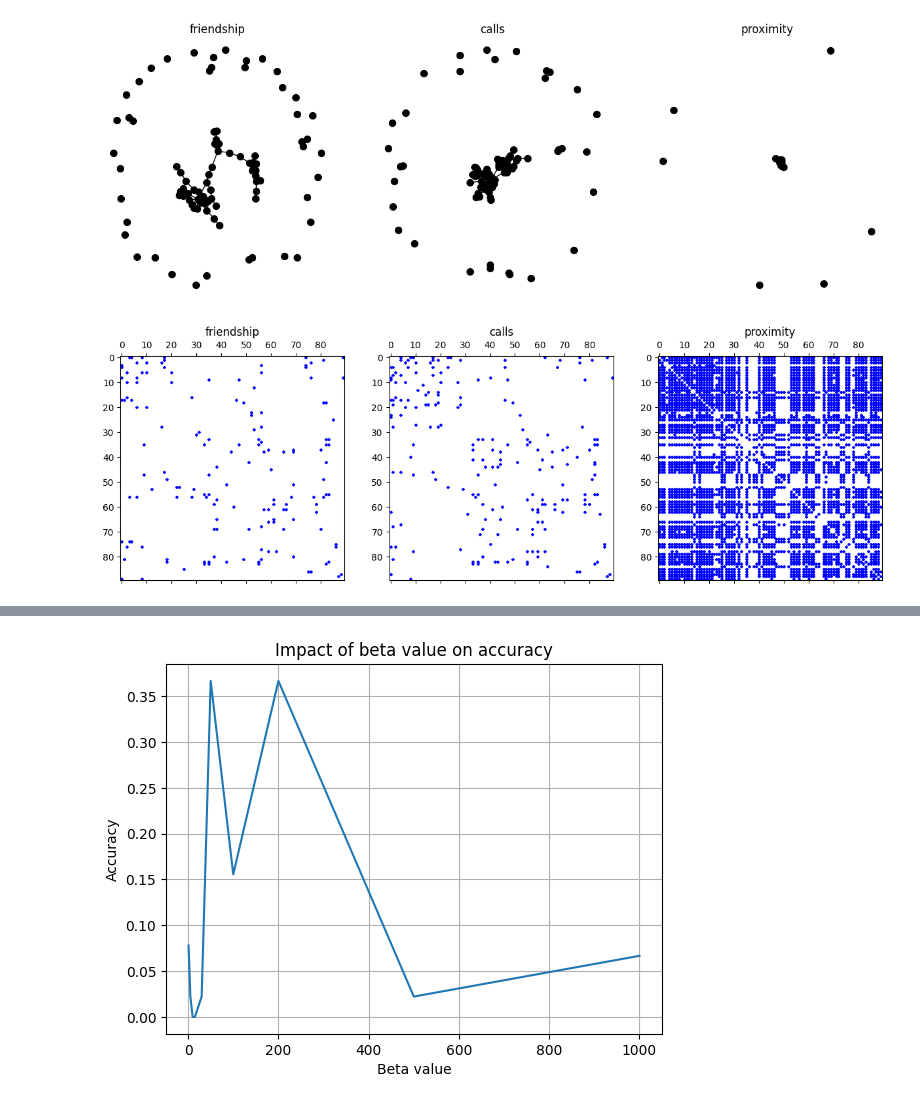
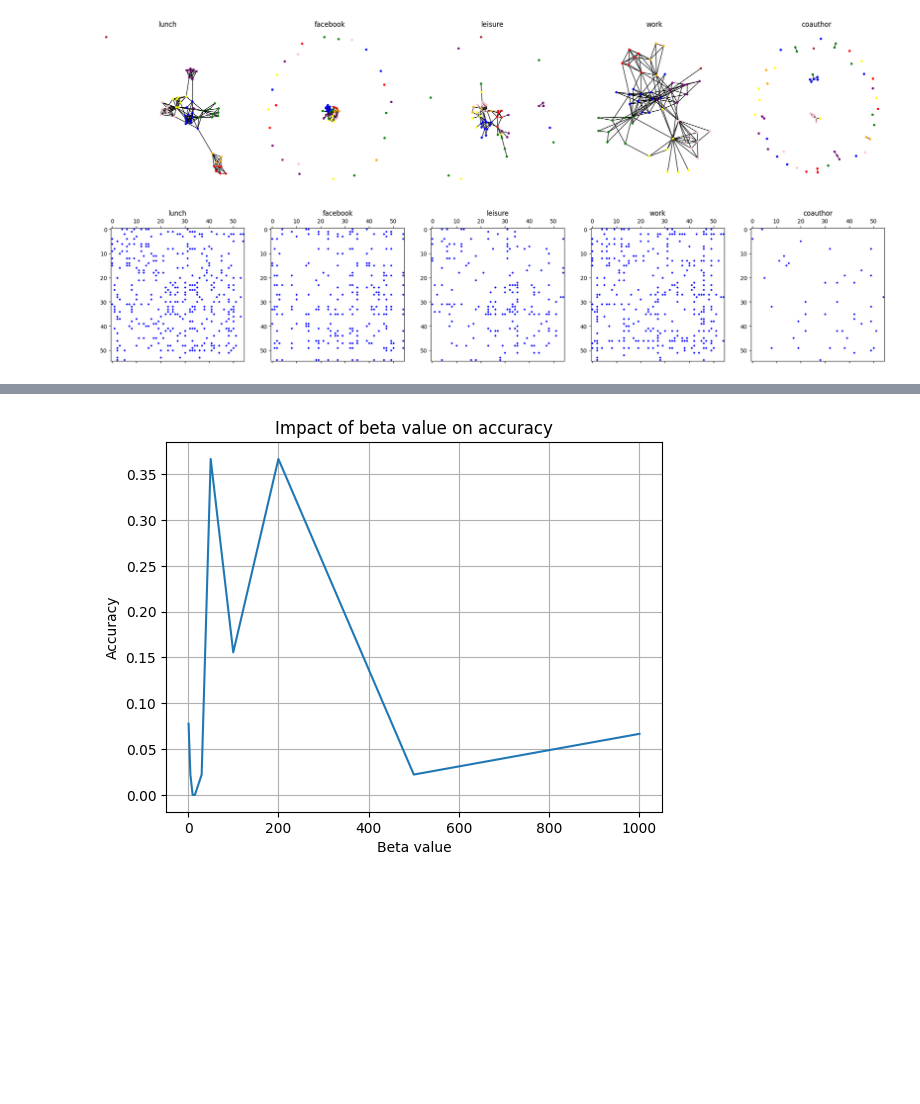
Before and after one commit to souheib1/Clustering-with-Multi-Layer-Graphs, a Jupyter notebook: multi_layer_graph.ipynb, the cells around one changed output, grey strips where cells are left out. Saved outputs shown, nothing was run; the diff lists cells and outputs as text; code cells hidden in the pictures; blank space fills up the shorter version.

```diff
--- a/multi_layer_graph.ipynb
+++ b/multi_layer_graph.ipynb
@@ -7,6 +11,6 @@ import matplotlib.pyplot as plt
 # %%
-dataset = Dataset("MIT")
+dataset = Dataset("AUCS", preprocess=False)
 dataset.display()
 # %% [output]
-[figure, old version]
+[figure, new version]
-[figure, old version]
+[figure, new version]
```
Also changed, not shown: parts of 14 cells of this notebook, 5 other files.
